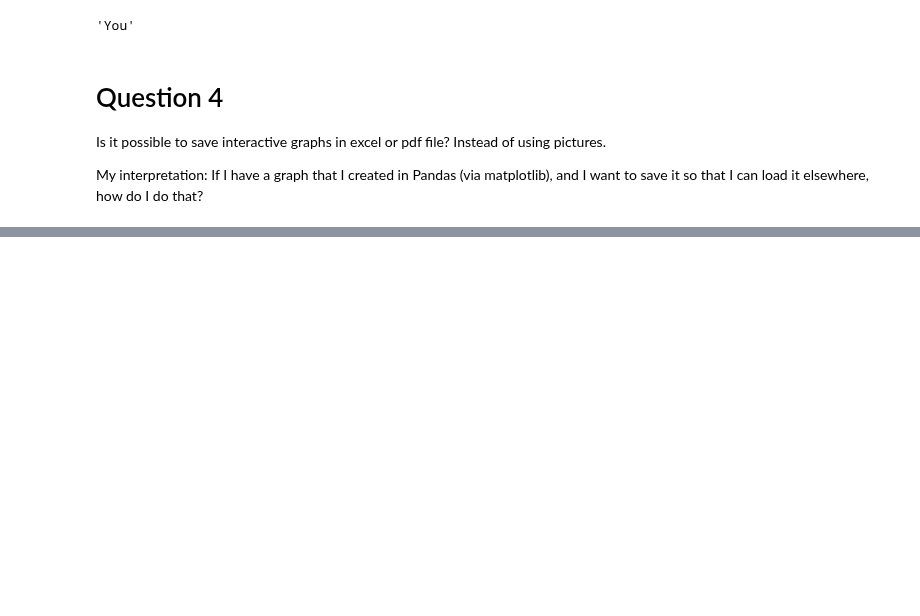
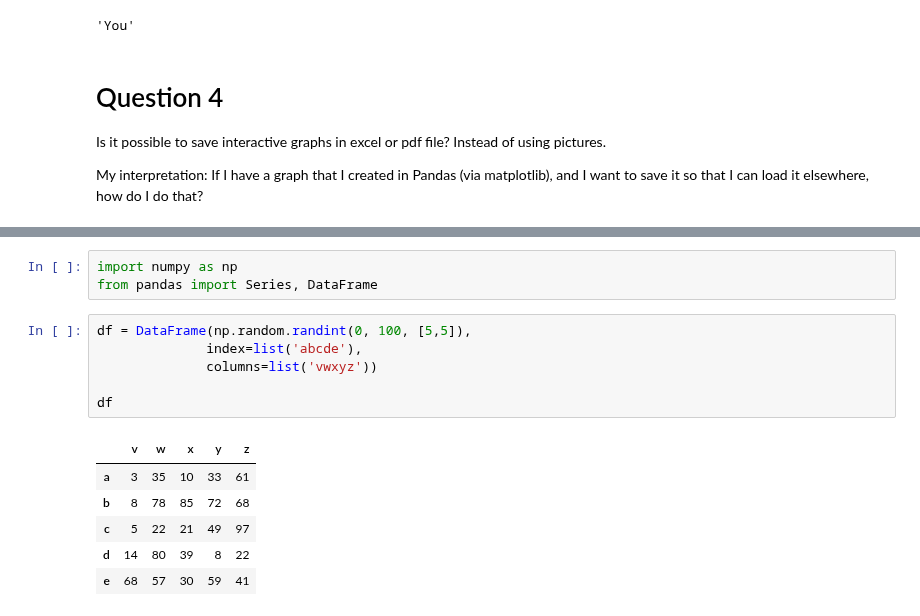
Before and after one commit to reuven/oreilly-2021-q3-first-steps, a Jupyter notebook: Office hours, 2021 09Sep 1.ipynb, the cells around one changed output, grey strips where cells are left out. Saved outputs shown, nothing was run; the diff lists cells and outputs as text; blank space fills up the shorter version.

```diff
--- a/Office hours, 2021 09Sep 1.ipynb
+++ b/Office hours, 2021 09Sep 1.ipynb
@@ -130,0 +135,16 @@ My interpretation: If I have a graph that I created in Pandas (via matplotlib),
+# %%
+import numpy as np
+from pandas import Series, DataFrame
+# %%
+df = DataFrame(np.random.randint(0, 100, [5,5]),
+              index=list('abcde'),
+              columns=list('vwxyz'))
+
+df
+# %% [output]
+|  | v | w | x | y | z |
+| a | 3 | 35 | 10 | 33 | 61 |
+| b | 8 | 78 | 85 | 72 | 68 |
+| c | 5 | 22 | 21 | 49 | 97 |
+| d | 14 | 80 | 39 | 8 | 22 |
+| e | 68 | 57 | 30 | 59 | 41 |
```
Also changed, not shown: parts of 8 cells of this notebook.
